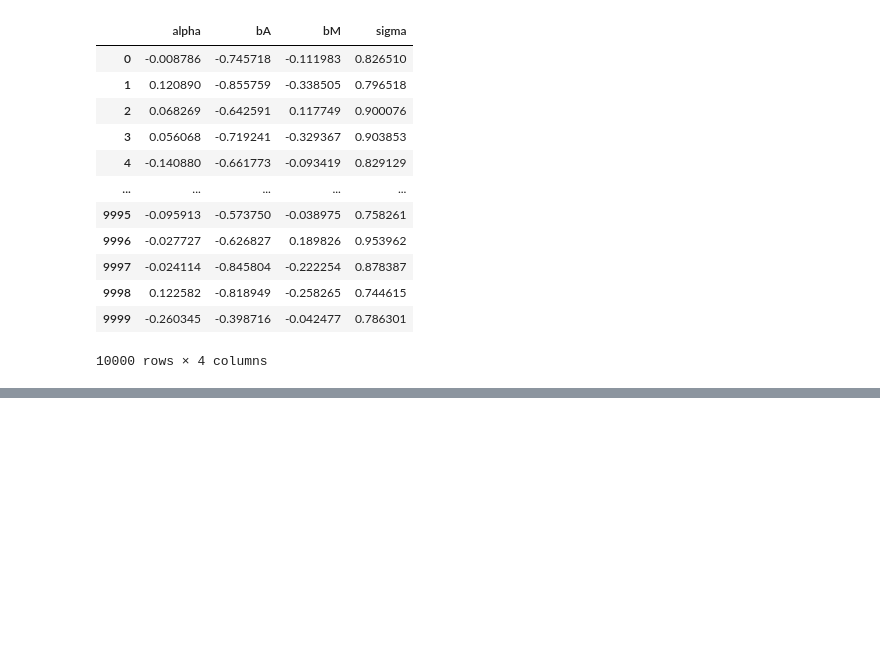
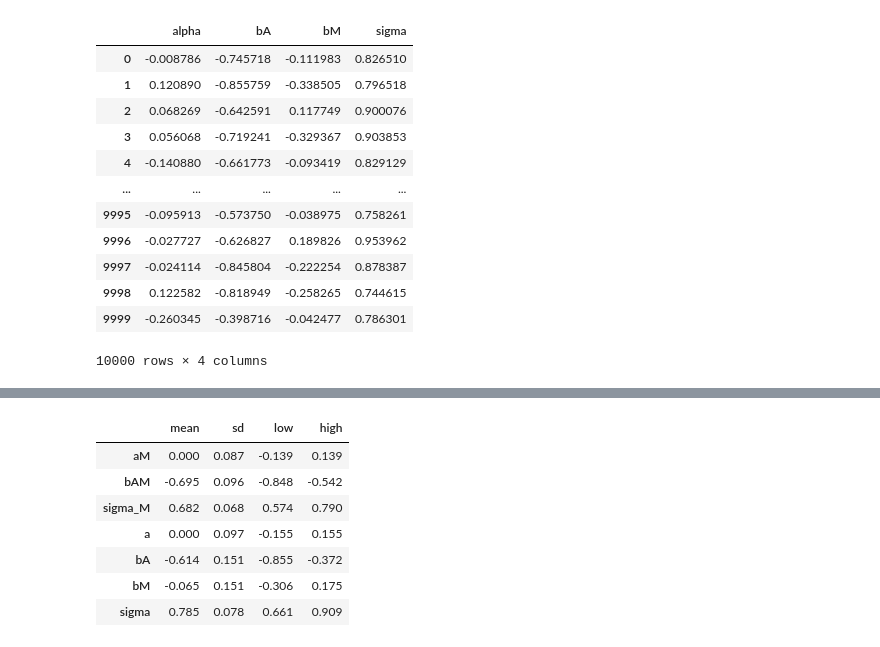
Before and after one commit to sushmit86/Statiistical_rethinking_jax, a Jupyter notebook: sushmit_05_geocentric_models.ipynb, the cells around one changed output, grey strips where cells are left out. Drawn from its saved outputs; the diff is of its cells as text; code cells hidden in the pictures; blank space fills up the shorter version.

```diff
--- a/sushmit_05_geocentric_models.ipynb
+++ b/sushmit_05_geocentric_models.ipynb
@@ -411,0 +427,66 @@ fig = plt.gcf();
+# %%
+#@title 5.19
+d = pd.read_csv('https://raw.githubusercontent.com/sushmit86/Statiistical_rethinking_jax/main/WaffleDivorce.csv',sep= ';')
+d["A"] = d.MedianAgeMarriage.pipe(lambda x: (x - x.mean())/x.std())
+d["D"] = d.Divorce.pipe(lambda x: (x - x.mean())/x.std())
+d["M"] = d.Marriage.pipe(lambda x: (x - x.mean())/x.std())
+
+A_arr = jnp.array(d.A)
+D_arr = jnp.array(d.D)
+M_arr = jnp.array(d.M)
+model_5_3A = tfd.JointDistributionNamedAutoBatched(OrderedDict(
+    # A -> M
+    aM = tfd.Normal(loc= 0.0, scale =0.2),
+    bAM = tfd.Normal(loc=0.0,scale=0.5),
+    sigma_M = tfd.Exponential(rate = 1.0),
+    mu_M = lambda aM,bAM: tfd.Deterministic(aM + bAM * A_arr),
+    M = lambda mu_M,sigma_M: tfd.Sample(tfd.Normal(loc=mu_M,scale=sigma_M)),
+    # A -> D <- M
+    a = tfd.Normal(loc=0.0,scale=0.2),
+    bA = tfd.Normal(loc=0.0,scale=0.5),
+    bM = tfd.Normal(loc=0.0,scale=0.5),
+    sigma = tfd.Exponential(rate = 1.0),
+    mu = lambda a,bA,bM: tfd.Deterministic(a + bM * M_arr + bA * A_arr),
+    D = lambda mu,sigma: tfd.Sample(tfd.Normal(mu,sigma))
+
+))
+
+def nll_5_3A(parameters):
+  samples = model_5_3A.sample(
+      M = M_arr,
+      D = D_arr,
+      aM = parameters[0],
+      bAM = parameters[1],
+      sigma_M = parameters[2],
+      a = parameters[3],
+      bA = parameters[4],
+      bM = parameters[5],
+      sigma = parameters[6],
+      seed = jax.random.PRNGKey(42))
+  return -1* model_5_3A.log_prob(samples)
+
+
+optimize_fn = ScipyMinimize(fun= nll_5_3A,method = 'L-BFGS-B' )
+
+aM_start = model_5_3A.parameters['model']['aM'].mean()
+bAM_start = model_5_3A.parameters['model']['bAM'].mean()
+sigma_M_start = model_5_3A.parameters['model']['sigma'].mean()
+a = model_5_3A.parameters['model']['a'].mean()
+bA_start = model_5_3A.parameters['model']['bA'].mean()
+bM_start = model_5_3A.parameters['model']['bM'].mean()
+sigma_start = model_5_3A.parameters['model']['sigma'].mean()
+
+
+results_m5_3A = optimize_fn.run(init_params=jnp.array([aM_start,bAM_start,sigma_M_start,alpha_start,
+                                                 bA_start,bM_start,sigma_start]))
+df_result_m5_3A,cov_matrix_m5_3A,df_post_samples_m_5_3A = marginal_test_results(model_5_3A,results_m5_3A,nll_5_3A)
+df_result_m5_3A.round(3)
+# %% [output]
+|  | mean | sd | low | high |
+| aM | 0.000 | 0.087 | -0.139 | 0.139 |
+| bAM | -0.695 | 0.096 | -0.848 | -0.542 |
+| sigma_M | 0.682 | 0.068 | 0.574 | 0.790 |
+| a | 0.000 | 0.097 | -0.155 | 0.155 |
+| bA | -0.614 | 0.151 | -0.855 | -0.372 |
+| bM | -0.065 | 0.151 | -0.306 | 0.175 |
+| sigma | 0.785 | 0.078 | 0.661 | 0.909 |
```
Also changed, not shown: parts of 6 cells of this notebook.
